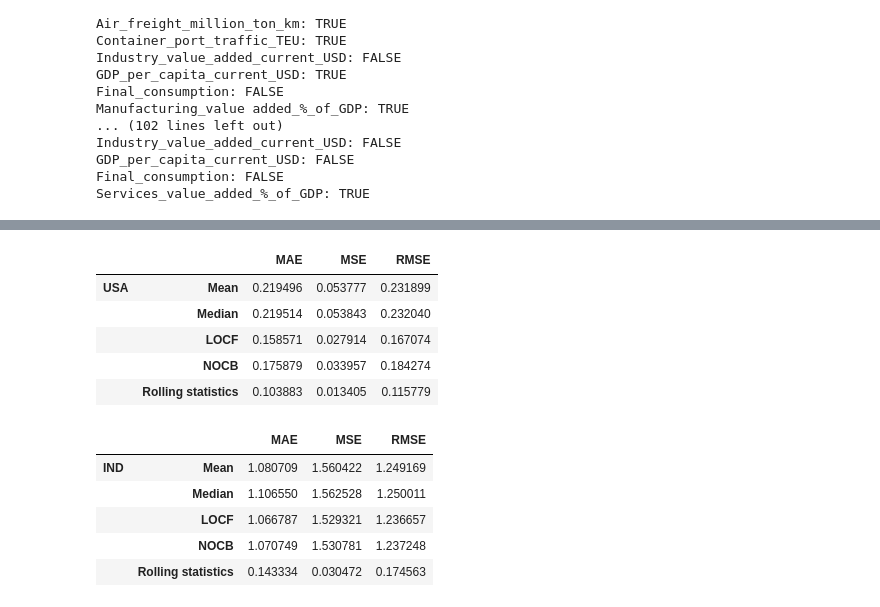
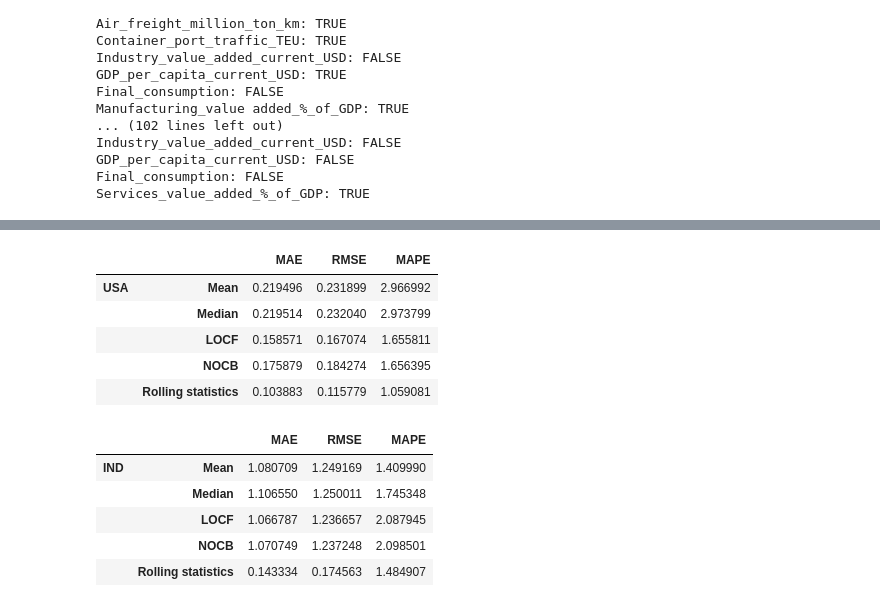
Before and after one commit to HannahFromAland/Accenture4-Evaluating-the-Attractiveness-of-a-Country, a Jupyter notebook: Model/VAR/Multivariate_VAR_v3.0.ipynb, the cells around one changed output, grey strips where cells are left out. Cells and saved outputs as stored; diff of their text form; code cells hidden in the pictures.

```diff
--- a/Model/VAR/Multivariate_VAR_v3.0.ipynb
+++ b/Model/VAR/Multivariate_VAR_v3.0.ipynb
@@ -942,9 +1148,9 @@ for m in method:
       y = valid_manu[(con,m)]['Manufacturing_value added_%_of_GDP']
       yhat = forecast_manu[(con,m)]['Manufacturing_value added_%_of_GDP']
       mae = mean_absolute_error(y, yhat)
-      mse = mean_squared_error(y, yhat)
+      mape = mean_absolute_percentage_error(y, yhat)
       rmse = sqrt(mean_squared_error(y, yhat))
-      eval = [mae,mse,rmse]
+      eval =  [mae,rmse,mape]
     #print(mae, mse, rmse, con)
       m_metrics[(con,m)] = eval
     else:
@@ -955,9 +1161,9 @@ for m in method:
       y = valid_ser[(con,m)]['Services_value_added_%_of_GDP']
       yhat = forecast_ser[(con,m)]['Services_value_added_%_of_GDP']
       mae = mean_absolute_error(y, yhat)
-      mse = mean_squared_error(y, yhat)
+      mape = mean_absolute_percentage_error(y, yhat)
       rmse = sqrt(mean_squared_error(y, yhat))
-      eval = [mae,mse,rmse]
+      eval = [mae,rmse,mape]
       #print(mae, mse, rmse, con)
       s_metrics[(con,m)] = eval
     else:
@@ -1096,9 +1302,9 @@ for m in method:
     y = valid_usa[m]['Manufacturing_value added_%_of_GDP']
     yhat = forecast_usa[('USA',m)]['Manufacturing_value added_%_of_GDP']
     mae = mean_absolute_error(y, yhat)
-    mse = mean_squared_error(y, yhat)
+    mape = mean_absolute_percentage_error(y, yhat)
     rmse = sqrt(mean_squared_error(y, yhat))
-    eval = [mae,mse,rmse]
+    eval = [mae,rmse,mape]
       #print(mae, mse, rmse, con)
     m_metrics[('USA',m)] = eval
   else:
@@ -1109,9 +1315,9 @@ for m in method:
     y = valid_can[m]['Services_value_added_%_of_GDP']
     yhat = forecast_can[('IND',m)]['Services_value_added_%_of_GDP']
     mae = mean_absolute_error(y, yhat)
-    mse = mean_squared_error(y, yhat)
+    mape = mean_absolute_percentage_error(y, yhat)
     rmse = sqrt(mean_squared_error(y, yhat))
-    eval = [mae,mse,rmse]
+    eval =  [mae,rmse,mape]
         #print(mae, mse, rmse, con)
     s_metrics[('IND',m)] = eval
   else:
@@ -1119,23 +1325,23 @@ for m in method:
     s_metrics[('IND',m)] = [np.nan,np.nan,np.nan]
 # %%
 m_eval = pd.DataFrame(m_metrics).transpose()
-m_eval.columns = ['MAE', 'MSE','RMSE']
+m_eval.columns = ['MAE', 'RMSE','MAPE']
 m_eval
 # %% [output]
-|  |  | MAE | MSE | RMSE |
-| USA | Mean | 0.219496 | 0.053777 | 0.231899 |
-|  | Median | 0.219514 | 0.053843 | 0.232040 |
-|  | LOCF | 0.158571 | 0.027914 | 0.167074 |
-|  | NOCB | 0.175879 | 0.033957 | 0.184274 |
-|  | Rolling statistics | 0.103883 | 0.013405 | 0.115779 |
+|  |  | MAE | RMSE | MAPE |
+| USA | Mean | 0.219496 | 0.231899 | 2.966992 |
+|  | Median | 0.219514 | 0.232040 | 2.973799 |
+|  | LOCF | 0.158571 | 0.167074 | 1.655811 |
+|  | NOCB | 0.175879 | 0.184274 | 1.656395 |
+|  | Rolling statistics | 0.103883 | 0.115779 | 1.059081 |
 # %%
 s_eval = pd.DataFrame(s_metrics).transpose()
-s_eval.columns = ['MAE', 'MSE','RMSE']
+s_eval.columns = ['MAE','RMSE','MAPE']
 s_eval
 # %% [output]
-|  |  | MAE | MSE | RMSE |
-| IND | Mean | 1.080709 | 1.560422 | 1.249169 |
-|  | Median | 1.106550 | 1.562528 | 1.250011 |
-|  | LOCF | 1.066787 | 1.529321 | 1.236657 |
-|  | NOCB | 1.070749 | 1.530781 | 1.237248 |
-|  | Rolling statistics | 0.143334 | 0.030472 | 0.174563 |
+|  |  | MAE | RMSE | MAPE |
+| IND | Mean | 1.080709 | 1.249169 | 1.409990 |
+|  | Median | 1.106550 | 1.250011 | 1.745348 |
+|  | LOCF | 1.066787 | 1.236657 | 2.087945 |
+|  | NOCB | 1.070749 | 1.237248 | 2.098501 |
+|  | Rolling statistics | 0.143334 | 0.174563 | 1.484907 |
```
Also changed, not shown: parts of 8 cells of this notebook.
